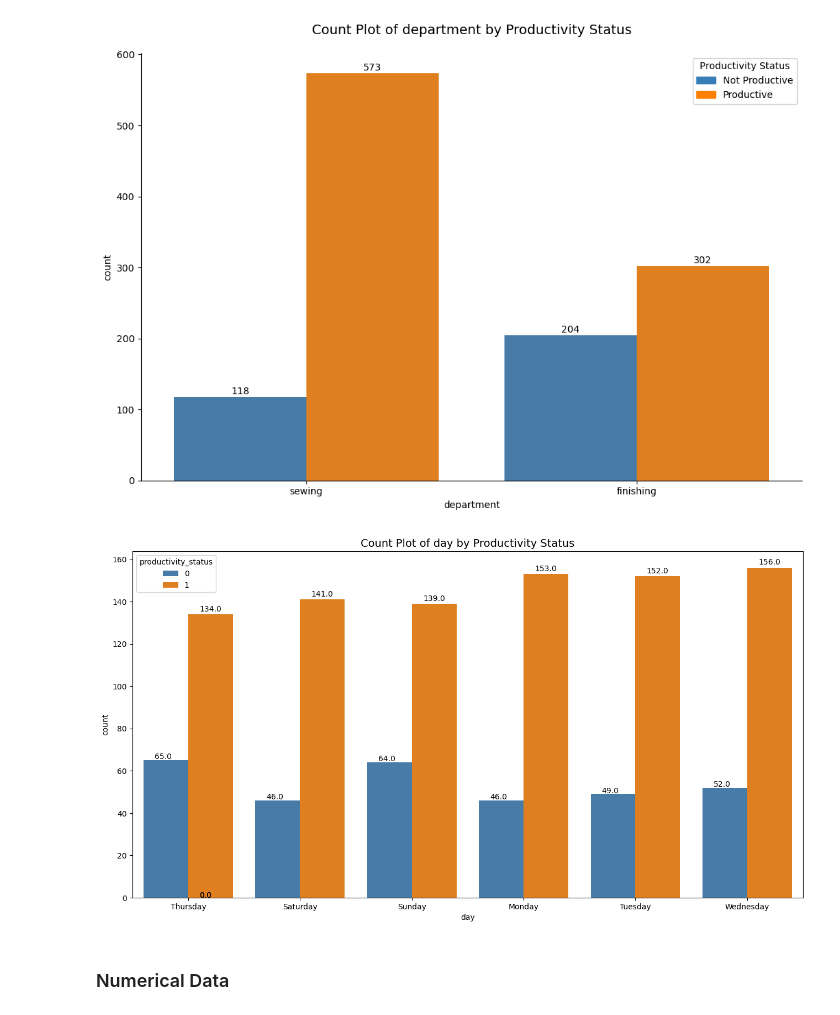
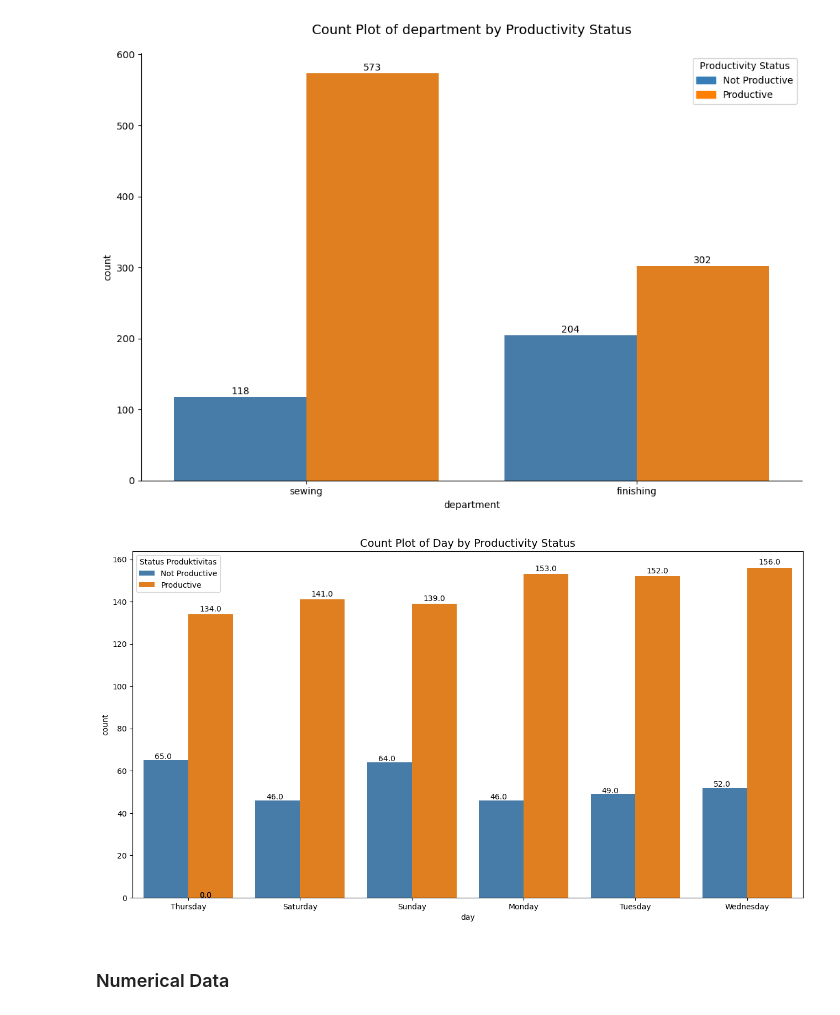
Before and after one commit to tiyasanin1/garment-productivity-analysis, a Jupyter notebook: notebook/code.ipynb, the cells around one changed output. Drawn from its saved outputs; the diff is of its cells as text; code cells hidden in the pictures.

```diff
--- a/notebook/code.ipynb
+++ b/notebook/code.ipynb
@@ -220,16 +221,31 @@ categorical_data('department')
 # %% [output]
 [figure]
 # %%
+import seaborn as sns
+import matplotlib.pyplot as plt
+
+# Plot Count Plot
 plt.figure(figsize=(13,7))
-custom_palette=['#377eb8', '#ff7f00']
-ax = sns.countplot(x='day', hue="productivity_status", palette=custom_palette, data=df)
+custom_palette = ['#377eb8', '#ff7f00']
+
+# Menggunakan hue_order untuk menentukan urutan dan mengganti label di legend
+ax = sns.countplot(x='day', hue="productivity_status", palette=custom_palette, data=df, hue_order=[0, 1])
+
+# Menambahkan anotasi pada setiap batang
 for p in ax.patches:
-        ax.annotate('{:.1f}'.format(p.get_height()), (p.get_x()+0.1, p.get_height() * 1.01))
+    ax.annotate('{:.1f}'.format(p.get_height()), (p.get_x() + 0.1, p.get_height() * 1.01))
+
+# Mengubah label legend dari 0, 1 menjadi 'Produktif' dan 'Tidak Produktif'
+handles, labels = ax.get_legend_handles_labels()
+labels = ['Not Productive','Productive']  # Ganti label di sini
+ax.legend(handles, labels, title='Status Produktivitas')
+
+# Menambahkan layout dan judul
 plt.tight_layout()
-plt.title(f'Count Plot of day by Productivity Status', fontsize=14)
+plt.title(f'Count Plot of Day by Productivity Status', fontsize=14)
 plt.show()
 # %% [output]
-[figure, old version]
+[figure, new version]
 # %% [markdown]
 ### Numerical Data
 # %%
```
Also changed, not shown: parts of 7 cells of this notebook.
